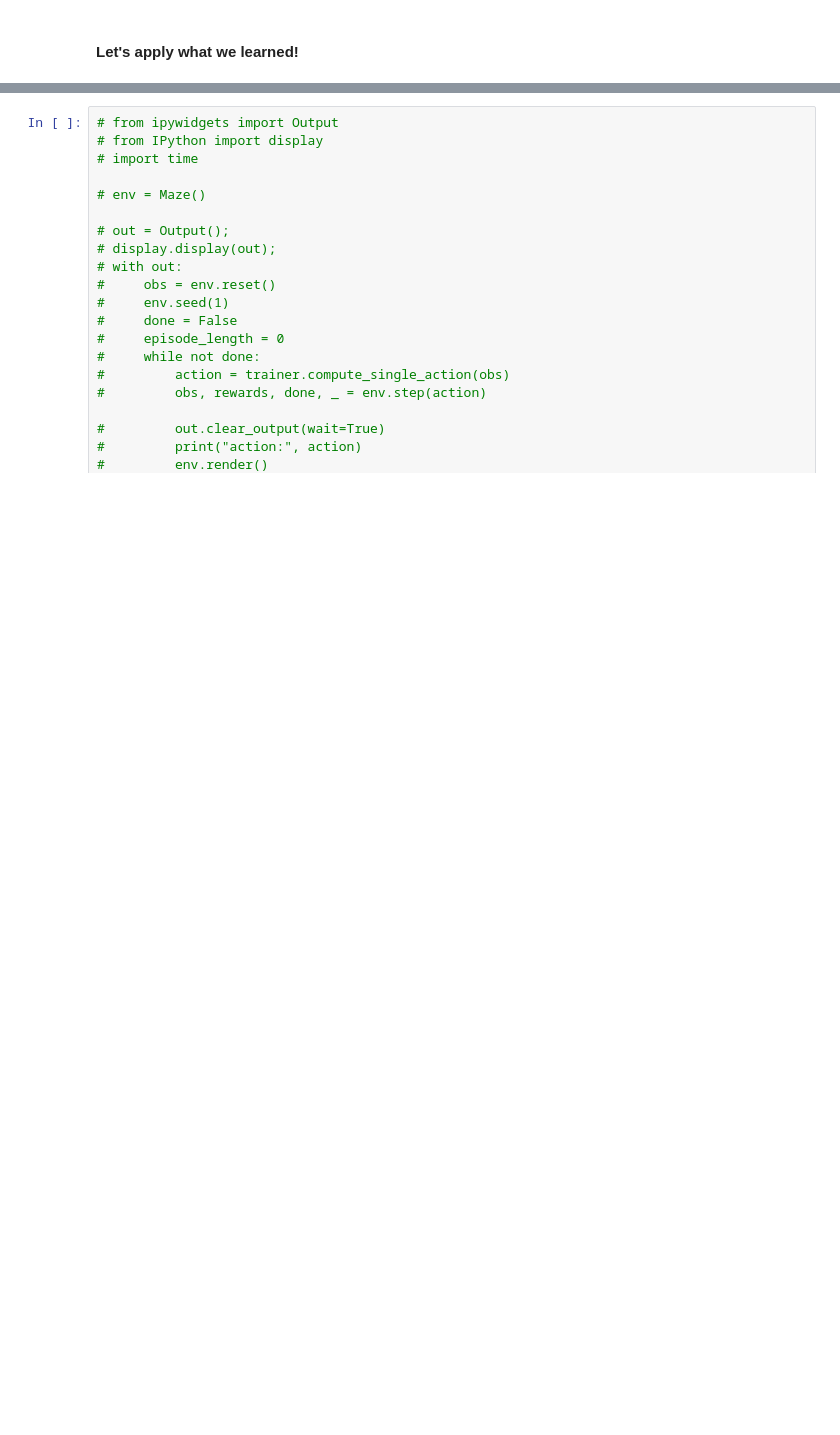
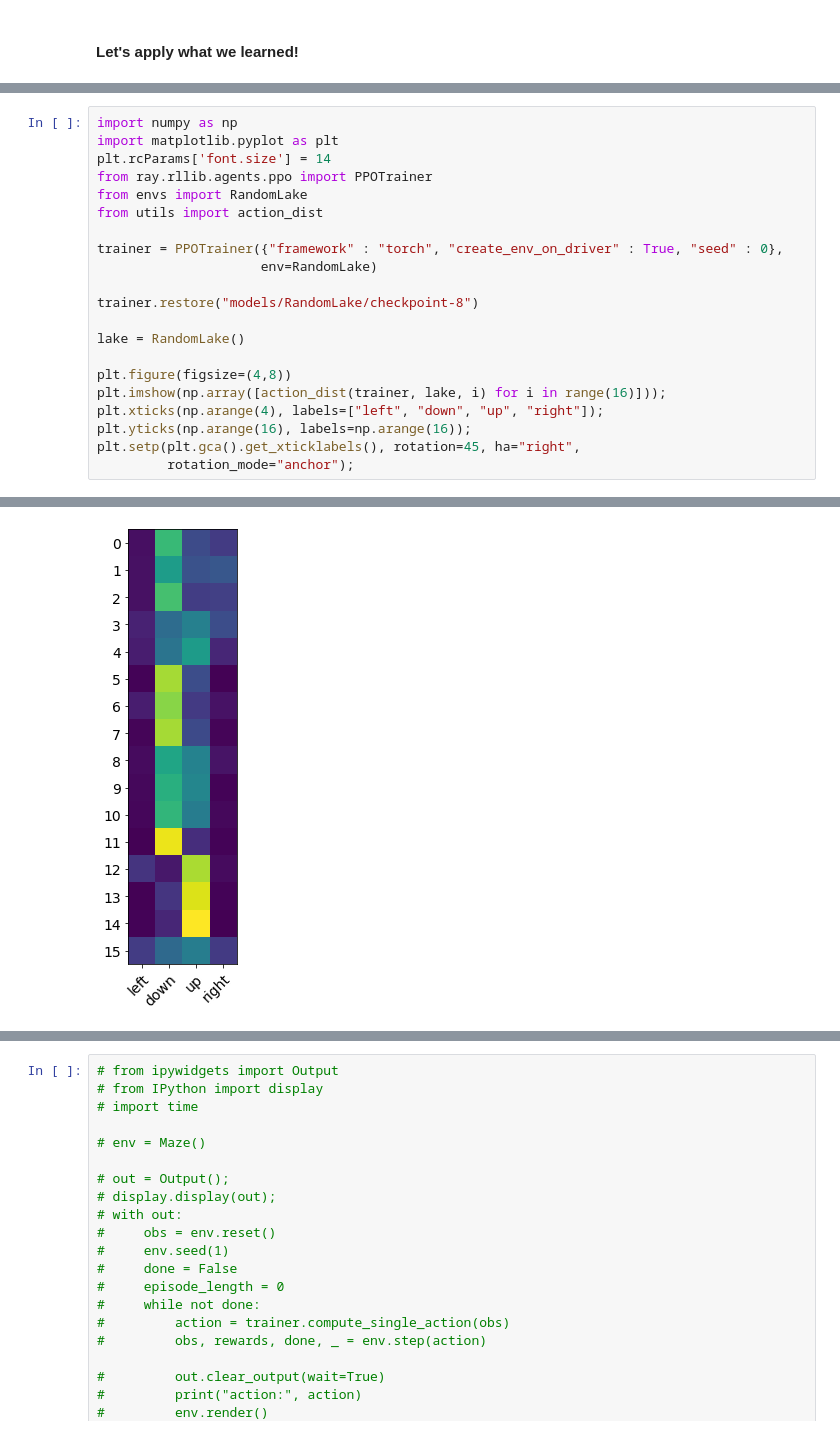
Before and after one commit to anyscale/rl-course, a Jupyter notebook: notebooks/03-designing-environments/03_02_random-lake.ipynb, the cells around one changed output, grey strips where cells are left out. Saved outputs shown, nothing was run; the diff lists cells and outputs as text; blank space fills up the shorter version.

```diff
--- a/notebooks/03-designing-environments/03_02_random-lake.ipynb
+++ b/notebooks/03-designing-environments/03_02_random-lake.ipynb
@@ -202,0 +280,22 @@ This confirms our idea that the random lake environment is much harder to solve.
+# %%
+import numpy as np
+import matplotlib.pyplot as plt
+plt.rcParams['font.size'] = 14
+from ray.rllib.agents.ppo import PPOTrainer
+from envs import RandomLake
+from utils import action_dist
+
+trainer = PPOTrainer({"framework" : "torch", "create_env_on_driver" : True, "seed" : 0},
+                     env=RandomLake)
+
+trainer.restore("models/RandomLake/checkpoint-8")
+
+lake = RandomLake()
+
+plt.figure(figsize=(4,8))
+plt.imshow(np.array([action_dist(trainer, lake, i) for i in range(16)]));
+plt.xticks(np.arange(4), labels=["left", "down", "up", "right"]);
+plt.yticks(np.arange(16), labels=np.arange(16));
+plt.setp(plt.gca().get_xticklabels(), rotation=45, ha="right",
+         rotation_mode="anchor");
+# %% [output]
@@ -202,0 +304 @@ This confirms our idea that the random lake environment is much harder to solve.
+[figure, added]
```
Also changed, not shown: parts of 9 cells of this notebook, 6 other files.
